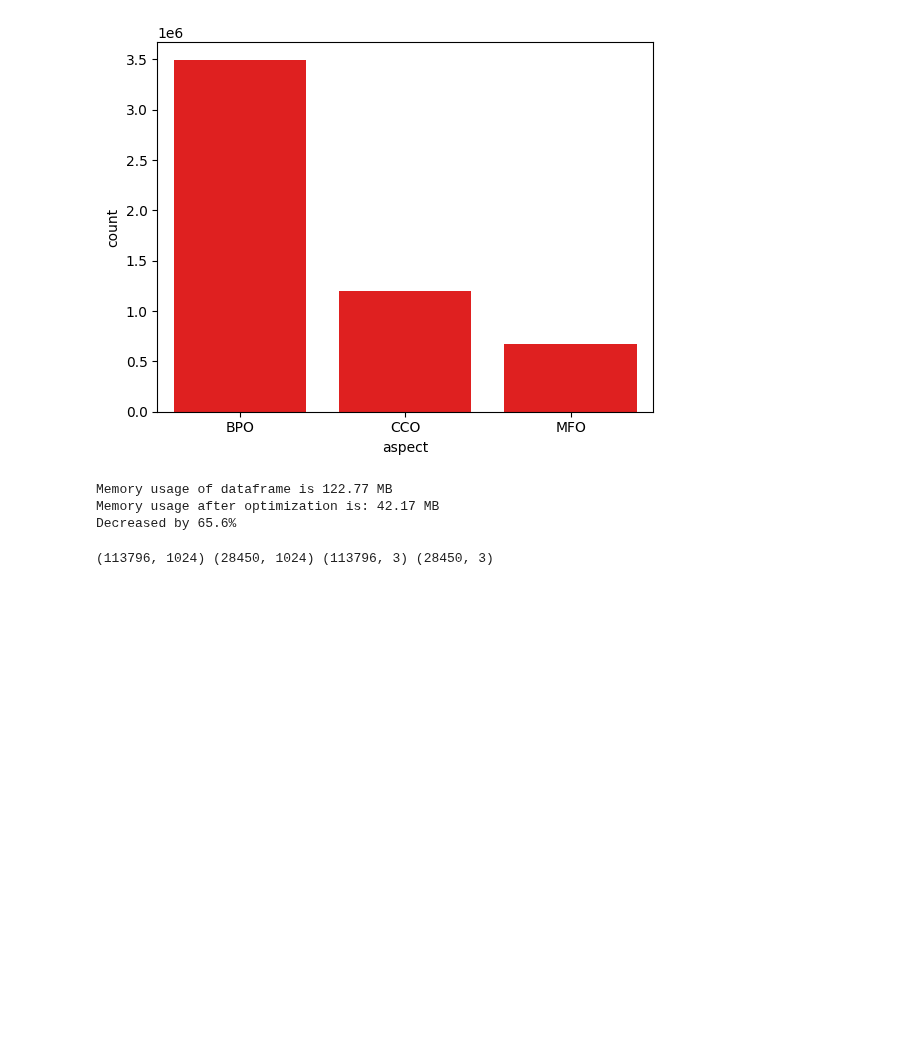
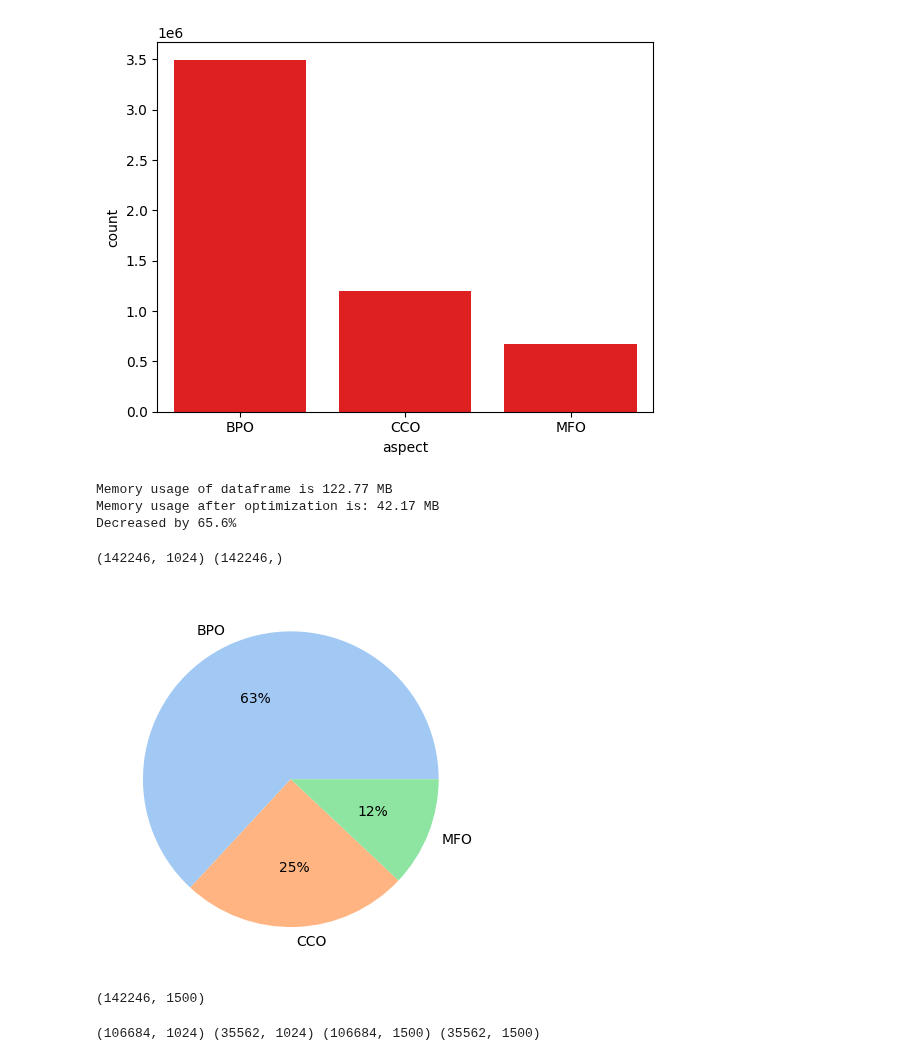
Before and after one commit to averma111/Kaggle_Competition, a Jupyter notebook: pytorch-cafa-5-prediction.ipynb, the cells around one changed output. Cells and saved outputs as stored; diff of their text form; code cells hidden in the pictures; blank space fills up the shorter version.

Commit message:
Kaggle Notebook | 🔥Pytorch-CAFA 5 Prediction🔥 | Version 8

```diff
--- a/pytorch-cafa-5-prediction.ipynb
+++ b/pytorch-cafa-5-prediction.ipynb
@@ -148,11 +137,0 @@ for aspect, number in fractions.items():
-# %%
-%%time
-def assign_labels(annotations, selected_terms=selected_terms):
-    intersection = selected_terms.intersection(annotations)
-    labels = np.isin(np.array(list(selected_terms)), np.array(list(intersection)))
-    return list(labels.astype('int'))
-
-annotations = train_terms.groupby('EntryID')['term'].apply(set)
-labels = annotations.progress_apply(assign_labels)
-
-labels.head()
@@ -165,11 +138,60 @@ def get_features_labels():
+# %%
+def get_train_dataset():
+    train_protein_ids = np.load('/kaggle/input/t5embeds/train_ids.npy')
+    train_embeddings = np.load('/kaggle/input/t5embeds/train_embeds.npy')
+    column_num = train_embeddings.shape[1]
+    train = pd.DataFrame(train_embeddings, columns = ["Column_" + str(i) for i in range(1, column_num+1)])
+    return train,train_protein_ids
+
+train,train_protein_ids = get_train_dataset()
+print(train.shape,train_protein_ids.shape)
+# %% [output]
+(142246, 1024) (142246,)
+# %%
+num_of_labels = 1500
+def get_label_train_terms(df):
+    labels=df['term'].value_counts().index[:num_of_labels].tolist()
+    train_terms_updated=df.loc[df['term'].isin(labels)]
+    return labels,train_terms_updated
+
+labels,train_terms_updated=get_label_train_terms(train_terms)
+# %%
+def show_pit_aspects():
+    pie_df = train_terms_updated['aspect'].value_counts()
+    palette_color = sns.color_palette('pastel')
+    plt.pie(pie_df.values, labels=np.array(pie_df.index), colors=palette_color, autopct='%.0f%%')
+    plt.show()
+
+show_pit_aspects()
+# %% [output]
+[figure, added]
+# %%
+def get_labels(train_protein_ids):
+    train_size = train_protein_ids.shape[0] # len(X)
+    train_labels = np.zeros((train_size ,num_of_labels))
+    series_train_protein_ids = pd.Series(train_protein_ids)
+
+    for i in range(num_of_labels):
+        n_train_terms = train_terms_updated[train_terms_updated['term'] ==  labels[i]]
+        label_related_proteins = n_train_terms['EntryID'].unique()
+        train_labels[:,i] =  series_train_protein_ids.isin(label_related_proteins).astype(float)
+    return train_labels
+
+
+train_labels=get_labels(train_protein_ids)
+
+labels = pd.DataFrame(data = train_labels, columns = labels)
+print(labels.shape)
+# %% [output]
+(142246, 1500)
 # %%
 def train_test_dataset(features,labels):
-    return  train_test_split(features,labels,test_size=0.2,shuffle=True,random_state=42)
+    return  train_test_split(features,labels,shuffle=True,random_state=42)
 
-X_train,X_val,y_train,y_val = train_test_dataset(*get_features_labels())
+X_train,X_val,y_train,y_val = train_test_dataset(train,labels)
 print(X_train.shape,X_val.shape,y_train.shape,y_val.shape)
 # %% [output]
-(113796, 1024) (28450, 1024) (113796, 3) (28450, 3)
+(106684, 1024) (35562, 1024) (106684, 1500) (35562, 1500)
 # %%
 device = torch.device("cuda:0" if torch.cuda.is_available() else "cpu")
 print(device)
```
Also changed, not shown: parts of 18 cells of this notebook.
